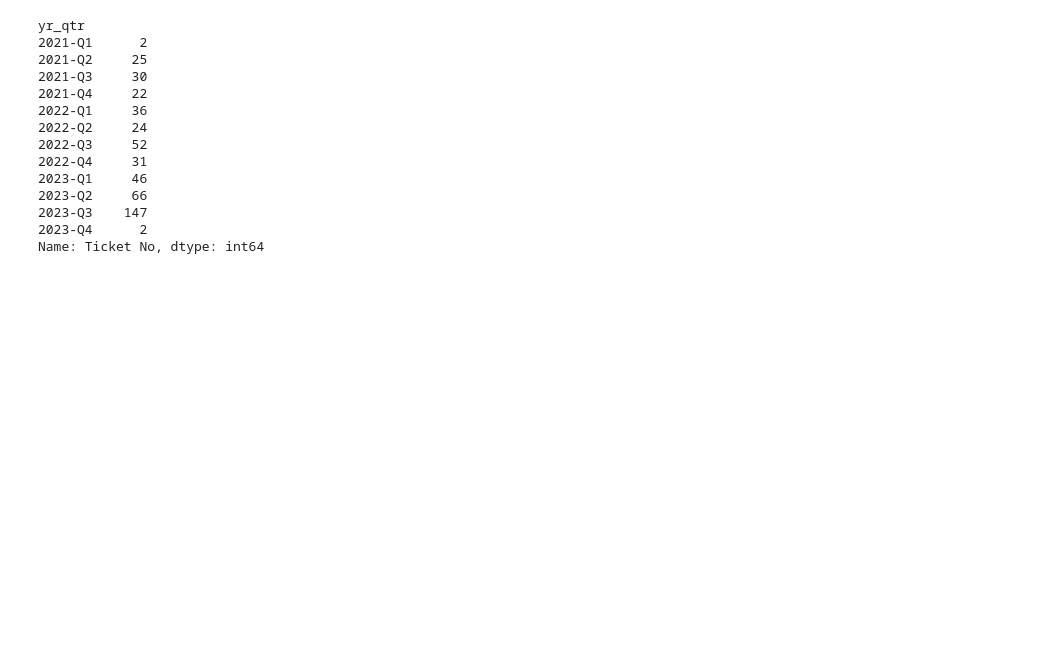
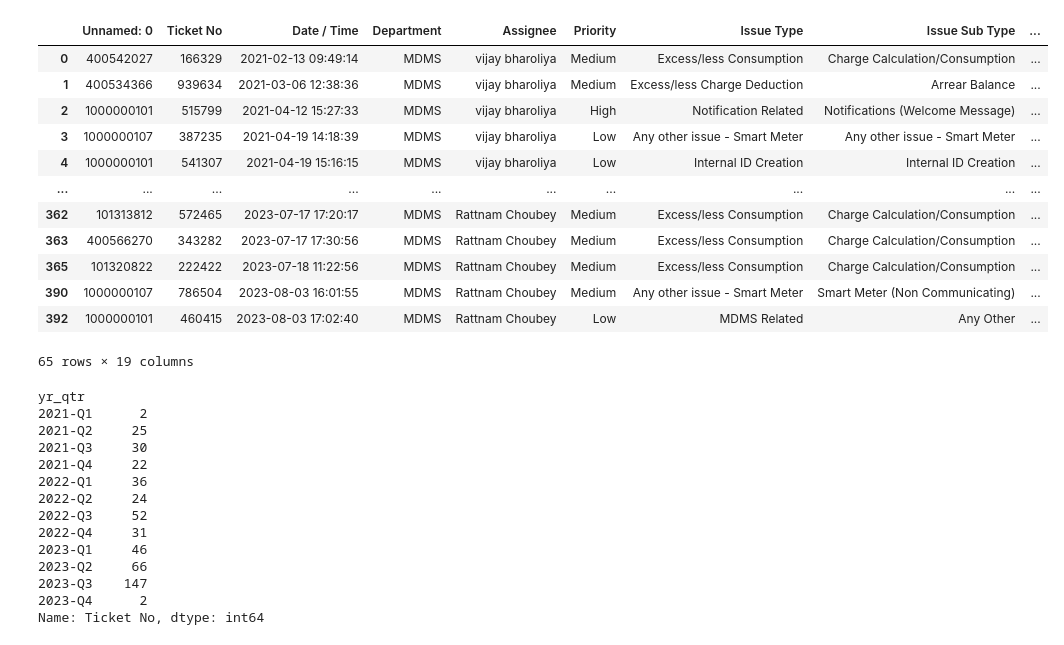
Before and after one commit to ratankj/streamlit_accen_tickets, a Jupyter notebook: code_stremlit.ipynb, the cells around one changed output. Cells and saved outputs as stored; diff of their text form; code cells hidden in the pictures; blank space fills up the shorter version.

```diff
--- a/code_stremlit.ipynb
+++ b/code_stremlit.ipynb
@@ -18,9 +18,9 @@ ticket_df['dealay_days'] = ticket_df['dealay_days'].fillna(-5)
 ticket_df['Category']=ticket_df['dealay_days'].apply(lambda x:
     'In Process or Open' if x == -5 else(
     'No delay' if x == 0 else(
-    'less than 6 days' if x < 5 else (
-    'less than 10 days' if x < 10 else (
-    'less than 20 days' if x < 21 else 'more than 20 days')))))
+    'Less than 6 days' if x < 5 else (
+    'Less than 10 days' if x < 10 else (
+    'Less than 20 days' if x < 21 else 'More than 20 days')))))
 # %%
 ticket_df['YearMonth'] = ticket_df['Date / Time'].dt.strftime('%Y-%m')
 # %%
@@ -52,3 +88,19 @@ ticket_df.head(2)
+# %%
+ticket_df[ticket_df['Category']=='More than 20 days']
+# %% [output]
+|  | Unnamed: 0 | Ticket No | Date / Time | Department | Assignee | Priority | Issue Type | Issue Sub Type | ... |
+| 0 | 400542027 | 166329 | 2021-02-13 09:49:14 | MDMS | vijay bharoliya | Medium | Excess/less Consumption | Charge Calculation/Consumption | ... |
+| 1 | 400534366 | 939634 | 2021-03-06 12:38:36 | MDMS | vijay bharoliya | Medium | Excess/less Charge Deduction | Arrear Balance | ... |
+| 2 | 1000000101 | 515799 | 2021-04-12 15:27:33 | MDMS | vijay bharoliya | High | Notification Related | Notifications (Welcome Message) | ... |
+| 3 | 1000000107 | 387235 | 2021-04-19 14:18:39 | MDMS | vijay bharoliya | Low | Any other issue - Smart Meter | Any other issue - Smart Meter | ... |
+| 4 | 1000000101 | 541307 | 2021-04-19 15:16:15 | MDMS | vijay bharoliya | Low | Internal ID Creation | Internal ID Creation | ... |
+| ... | ... | ... | ... | ... | ... | ... | ... | ... | ... |
+| 362 | 101313812 | 572465 | 2023-07-17 17:20:17 | MDMS | Rattnam Choubey | Medium | Excess/less Consumption | Charge Calculation/Consumption | ... |
+| 363 | 400566270 | 343282 | 2023-07-17 17:30:56 | MDMS | Rattnam Choubey | Medium | Excess/less Consumption | Charge Calculation/Consumption | ... |
+| 365 | 101320822 | 222422 | 2023-07-18 11:22:56 | MDMS | Rattnam Choubey | Medium | Excess/less Consumption | Charge Calculation/Consumption | ... |
+| 390 | 1000000107 | 786504 | 2023-08-03 16:01:55 | MDMS | Rattnam Choubey | Medium | Any other issue - Smart Meter | Smart Meter (Non Communicating) | ... |
+| 392 | 1000000101 | 460415 | 2023-08-03 17:02:40 | MDMS | Rattnam Choubey | Low | MDMS Related | Any Other | ... |
+65 rows × 19 columns
 # %%
 ticket_df.groupby('yr_qtr')['Ticket No'].count()
 # %% [output]
```
Also changed, not shown: parts of 5 cells of this notebook, 1 other file.
